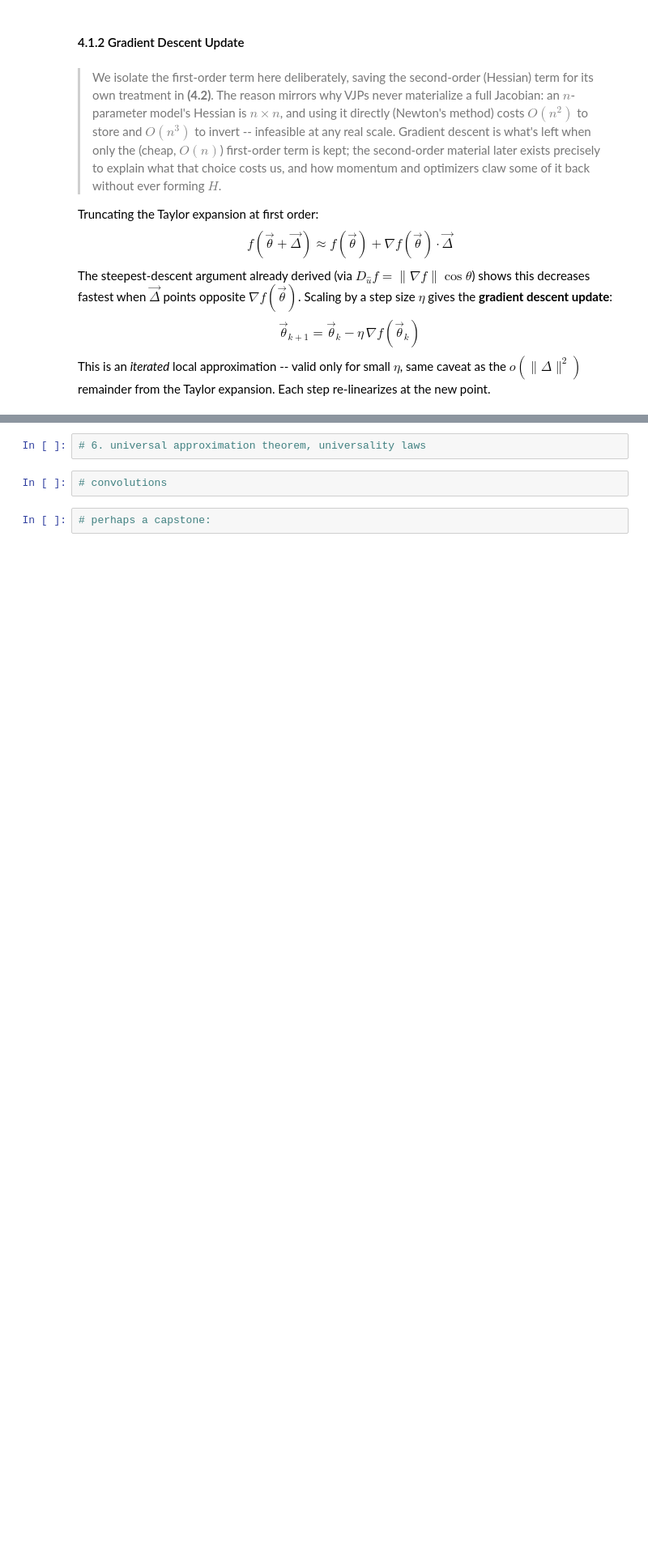
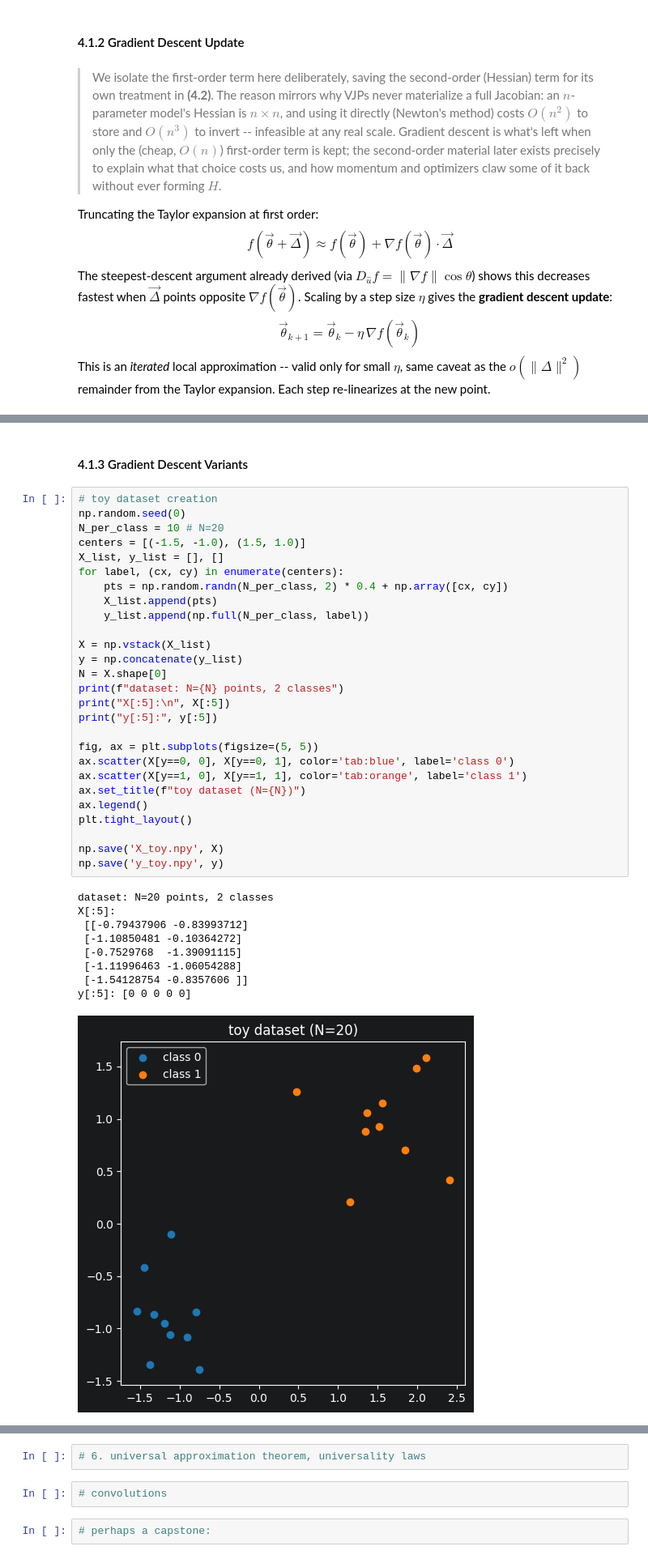
Before and after one commit to j03hoang/nlp-lab, a Jupyter notebook: notebooks/maths_review.ipynb, the cells around one changed output, grey strips where cells are left out. Shown at 81% size. Drawn from its saved outputs; the diff is of its cells as text; blank space fills up the shorter version.

```diff
--- a/notebooks/maths_review.ipynb
+++ b/notebooks/maths_review.ipynb
@@ -6373,0 +6467,39 @@ def gradient_descent(start, lr, steps):
+# %% [markdown]
+#### 4.1.3 Gradient Descent Variants
+# %%
+# toy dataset creation
+np.random.seed(0)
+N_per_class = 10 # N=20
+centers = [(-1.5, -1.0), (1.5, 1.0)]
+X_list, y_list = [], []
+for label, (cx, cy) in enumerate(centers):
+    pts = np.random.randn(N_per_class, 2) * 0.4 + np.array([cx, cy])
+    X_list.append(pts)
+    y_list.append(np.full(N_per_class, label))
+
+X = np.vstack(X_list)
+y = np.concatenate(y_list)
+N = X.shape[0]
+print(f"dataset: N={N} points, 2 classes")
+print("X[:5]:\n", X[:5])
+print("y[:5]:", y[:5])
+
+fig, ax = plt.subplots(figsize=(5, 5))
+ax.scatter(X[y==0, 0], X[y==0, 1], color='tab:blue', label='class 0')
+ax.scatter(X[y==1, 0], X[y==1, 1], color='tab:orange', label='class 1')
+ax.set_title(f"toy dataset (N={N})")
+ax.legend()
+plt.tight_layout()
+
+np.save('X_toy.npy', X)
+np.save('y_toy.npy', y)
+# %% [output]
+dataset: N=20 points, 2 classes
+X[:5]:
+ [[-0.79437906 -0.83993712]
+ [-1.10850481 -0.10364272]
+ [-0.7529768  -1.39091115]
+ [-1.11996463 -1.06054288]
+ [-1.54128754 -0.8357606 ]]
+y[:5]: [0 0 0 0 0]
+[figure, added]
```
Also changed, not shown: parts of 11 cells of this notebook, 6 other files.
